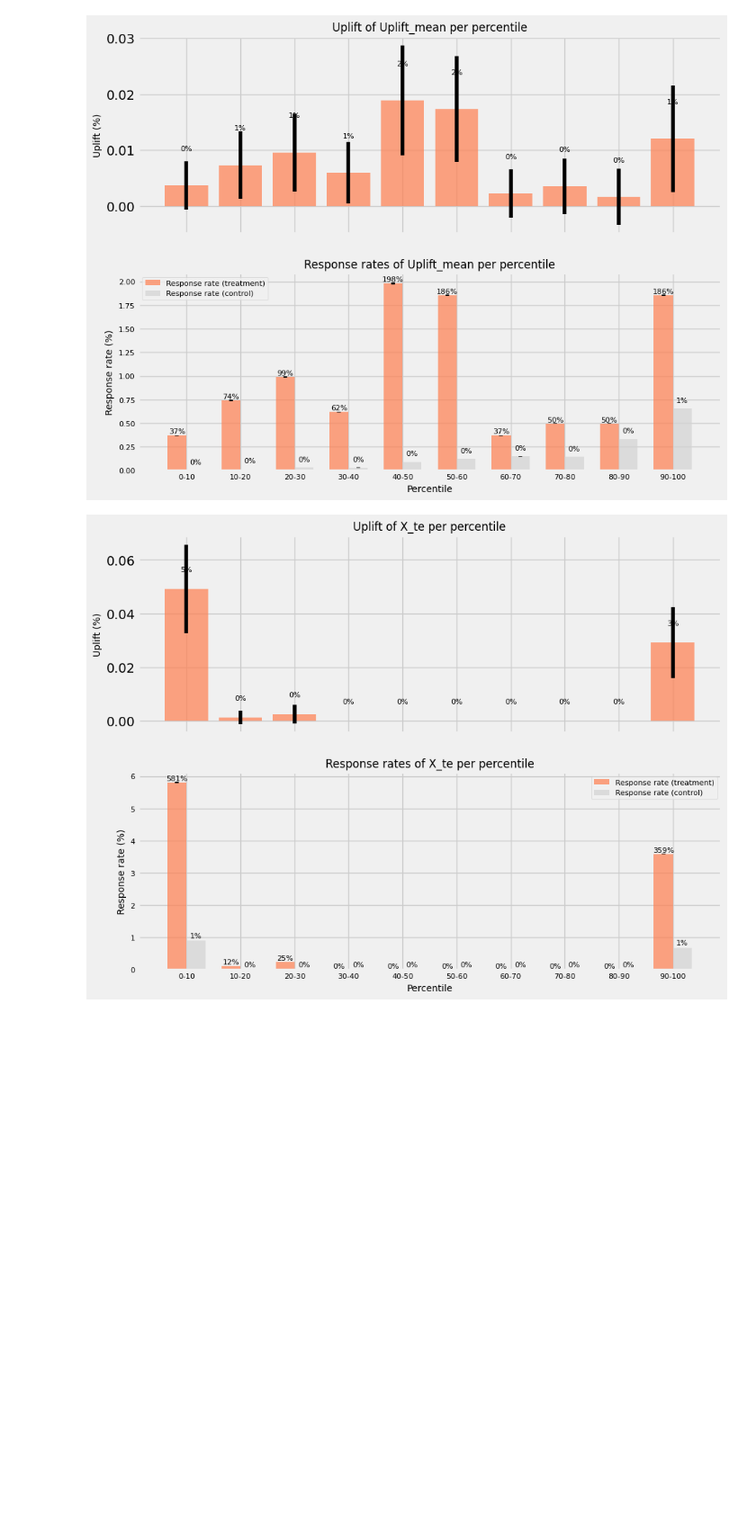
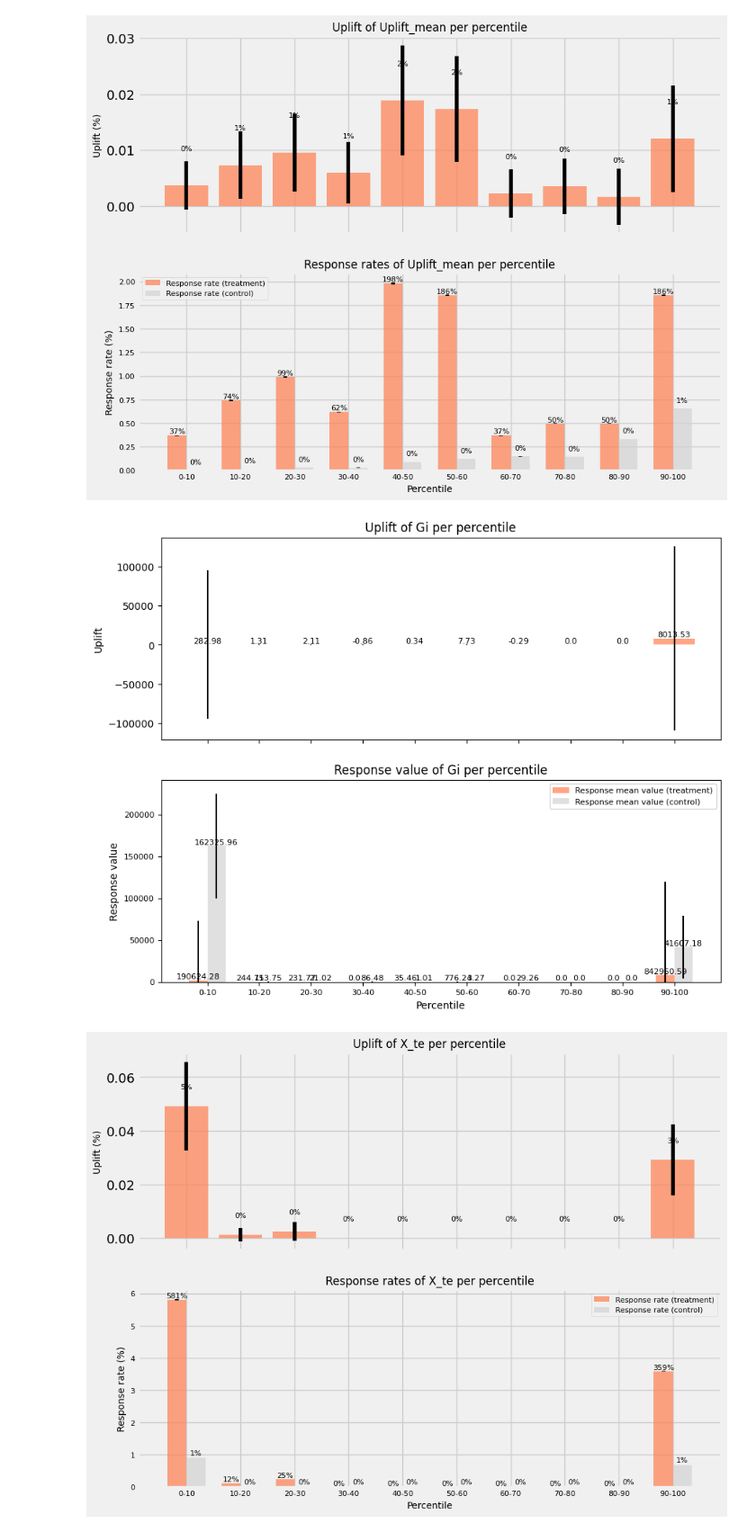
Before and after one commit to sssylvia0/Uplift_Model, a Jupyter notebook: Model.ipynb, the cells around one changed output. Shown at 90% size. Cells and saved outputs as stored; diff of their text form; code cells hidden in the pictures; blank space fills up the shorter version.

Commit message:
Update value plot

```diff
--- a/Model.ipynb
+++ b/Model.ipynb
@@ -1353,6 +1353,104 @@ def plot_uplift_by_percentile(df, metric_column, bins=10):
 plot_uplift_by_percentile(val, 'Uplift_mean')
 # %% [output]
 [figure]
+# %%
+import matplotlib.pyplot as plt
+import numpy as np
+import math
+from sklift.metrics import uplift_by_percentile
+
+def plot_uplift_value_by_percentile(df, metric_column, bins=10):
+
+    # Fill NaN values in the metric_column with a specific value (e.g., 0)
+    df[metric_column].fillna(0, inplace=True)
+
+    uplift_by_perc_df = uplift_value_by_percentile(
+        val["TOTALNTAMOUNT"],
+        val[metric_column],
+        val["換匯發送名單"],
+        bins=10
+    )
+
+    fig, (ax1, ax2) = plt.subplots(2, 1, figsize=(10, 8), sharex=True)
+
+    # Plot the first graph (Uplift)
+    bars1 = ax1.bar(
+        uplift_by_perc_df.index,
+        uplift_by_perc_df.uplift,
+        yerr=uplift_by_perc_df.std_uplift * 2,
+        color='coral',
+        alpha=0.7
+    )
+
+    ax1.set_title(f'Uplift of {metric_column} per percentile', fontsize=12)
+    ax1.set_ylabel('Uplift', fontsize=10)
+
+    # Adding smaller text labels on each bar for Uplift
+    for bar, label in zip(bars1, uplift_by_perc_df.uplift):
+        yval = bar.get_height()
+
+        # Check for NaN values before rounding
+        if not math.isnan(label):
+            ax1.text(bar.get_x() + bar.get_width()/2, yval + 0.006, f'{round(label, 2)}', ha='center', va='bottom', fontsize=8)
+        else:
+            ax1.text(bar.get_x() + bar.get_width()/2, yval + 0.006, 'NaN', ha='center', va='bottom', fontsize=8)
+
+
+    # Plot the second graph (Response Rates for Treatment and Control)
+    bar_width = 0.35
+    index = np.arange(len(uplift_by_perc_df.index))
+
+    bars2_treatment = ax2.bar(
+        index - bar_width/2,
+        uplift_by_perc_df.response_value_treatment,
+        bar_width,
+        label="Response mean value (treatment)",
+        color='coral',
+        yerr=uplift_by_perc_df.std_treatment * 2,
+        alpha=0.7
+    )
+
+    bars2_control = ax2.bar(
+        index + bar_width/2,
+        uplift_by_perc_df.response_value_control * 100,
+        bar_width,
+        label="Response mean value (control)",
+        color='lightgrey',
+        yerr=uplift_by_perc_df.std_control * 2,
+        alpha=0.7
+    )
+
+    ax2.set_title(f'Response value of {metric_column} per percentile', fontsize=12)
+    ax2.set_xlabel('Percentile', fontsize=10)
+    ax2.set_ylabel('Response value', fontsize=10)
+    ax2.legend(fontsize=8)
+
+    # Adding smaller text labels on each bar for Response Rates (Treatment)
+    for bar, label in zip(bars2_treatment, uplift_by_perc_df.response_value_treatment * 100):
+        yval = bar.get_height()
+
+        # Check for NaN values before rounding
+        if not math.isnan(label):
+            ax2.text(bar.get_x() + bar.get_width()/2, yval + 0.006, f'{round(label, 2)}', ha='center', va='bottom', fontsize=8)
+        else:
+            ax2.text(bar.get_x() + bar.get_width()/2, yval + 0.006, 'NaN', ha='center', va='bottom', fontsize=8)
+    # Adding smaller text labels on each bar for Response Rates (Control)
+    for bar, label in zip(bars2_control, uplift_by_perc_df.response_value_control * 100):
+        yval = bar.get_height()
+        ax2.text(bar.get_x() + bar.get_width()/2, yval + 0.05, f'{round(label, 2)}', ha='center', va='bottom', fontsize=8)
+
+    # Set smaller font size for tick labels
+    ax2.tick_params(axis='both', which='major', labelsize=8)
+
+    # Ensure that the y-axis starts from 0
+    ax2.set_ylim(bottom=0)
+
+    plt.show()
+
+# Usage example for 'Uplift_mean' column
+plot_uplift_value_by_percentile(val, 'Gi')
+# %% [output]
+[figure, added]
 # %%
 for cols in ['X_te', 'Uplift_mean', 'Gi', 'Value_X']:
   plot_uplift_by_percentile(val, cols)
```
Also changed, not shown: parts of 1 cell of this notebook.
